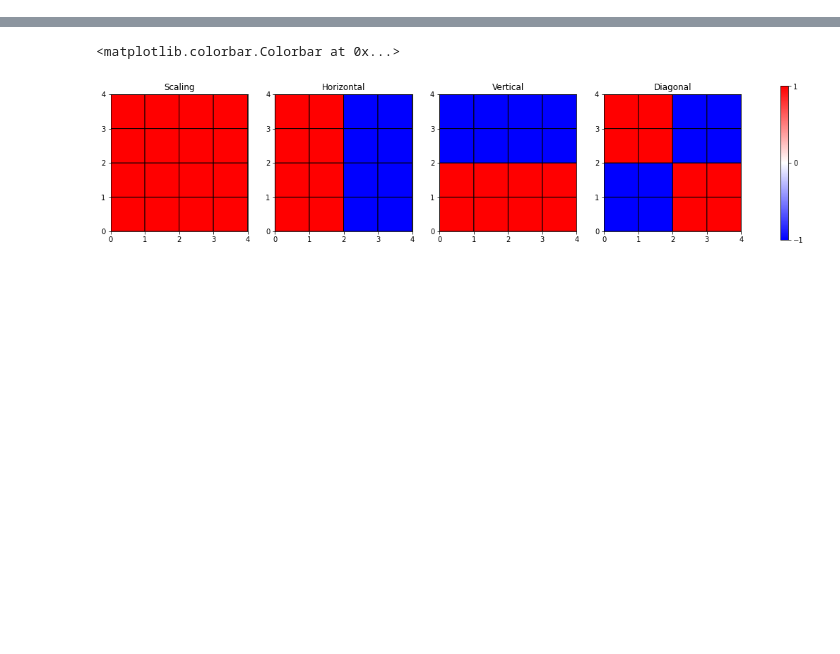
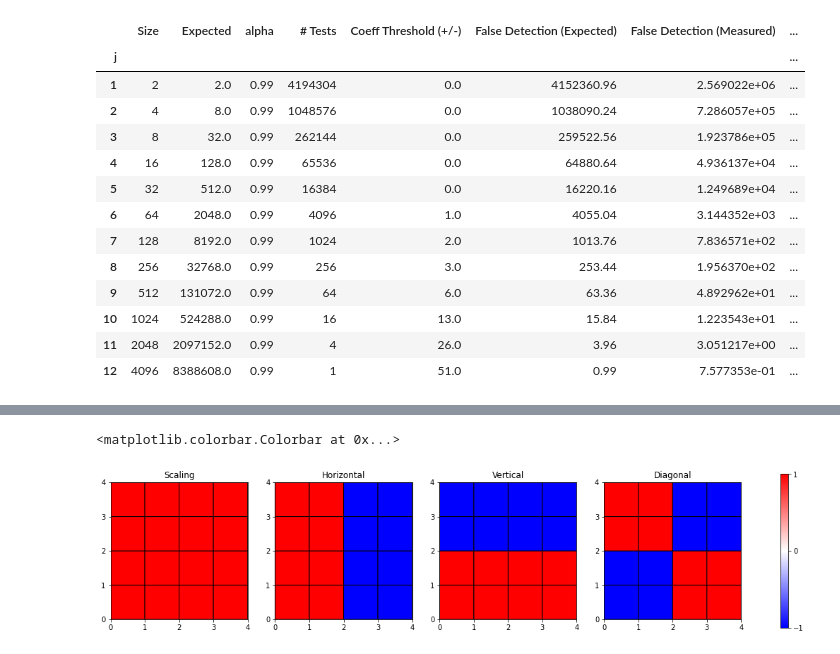
Before and after one commit to sparkofreason/fermi2, a Jupyter notebook: skellam.ipynb, the cells around one changed output, grey strips where cells are left out. Saved outputs shown, nothing was run; the diff lists cells and outputs as text; code cells hidden in the pictures; blank space fills up the shorter version.

```diff
--- a/skellam.ipynb
+++ b/skellam.ipynb
@@ -89,6 +90,28 @@ level_stats(J, alpha, lambda alpha, j: alpha, m['wavelet'])
 | 10 | 1024 | 524288.0 | 0.01 | 16 | 2638.0 | 0.16 | 0.118211 | ... |
 | 11 | 2048 | 2097152.0 | 0.01 | 4 | 5275.0 | 0.04 | 0.000015 | ... |
 | 12 | 4096 | 8388608.0 | 0.01 | 1 | 10551.0 | 0.01 | 0.000000 | ... |
+# %%
+J = 12
+fwer = 'uniform'
+alpha = 0.99
+wavelet_filename = f"{data}_{now}_{energy}_{fwer}_{alpha}.mmdpickle"
+m = mmapdict(wavelet_filename)
+level_stats(J, alpha, lambda alpha, j: alpha, m)
+# %% [output]
+|  | Size | Expected | alpha | # Tests | Coeff Threshold (+/-) | False Detection (Expected) | False Detection (Measured) | ... |
+| j |  |  |  |  |  |  |  | ... |
+| 1 | 2 | 2.0 | 0.99 | 4194304 | 0.0 | 4152360.96 | 2.569022e+06 | ... |
+| 2 | 4 | 8.0 | 0.99 | 1048576 | 0.0 | 1038090.24 | 7.286057e+05 | ... |
+| 3 | 8 | 32.0 | 0.99 | 262144 | 0.0 | 259522.56 | 1.923786e+05 | ... |
+| 4 | 16 | 128.0 | 0.99 | 65536 | 0.0 | 64880.64 | 4.936137e+04 | ... |
+| 5 | 32 | 512.0 | 0.99 | 16384 | 0.0 | 16220.16 | 1.249689e+04 | ... |
+| 6 | 64 | 2048.0 | 0.99 | 4096 | 1.0 | 4055.04 | 3.144352e+03 | ... |
+| 7 | 128 | 8192.0 | 0.99 | 1024 | 2.0 | 1013.76 | 7.836571e+02 | ... |
+| 8 | 256 | 32768.0 | 0.99 | 256 | 3.0 | 253.44 | 1.956370e+02 | ... |
+| 9 | 512 | 131072.0 | 0.99 | 64 | 6.0 | 63.36 | 4.892962e+01 | ... |
+| 10 | 1024 | 524288.0 | 0.99 | 16 | 13.0 | 15.84 | 1.223543e+01 | ... |
+| 11 | 2048 | 2097152.0 | 0.99 | 4 | 26.0 | 3.96 | 3.051217e+00 | ... |
+| 12 | 4096 | 8388608.0 | 0.99 | 1 | 51.0 | 0.99 | 7.577353e-01 | ... |
 # %%
 J = 12
 fwer = 'sidak'
```
Also changed, not shown: parts of 7 cells of this notebook, 5 other files.
